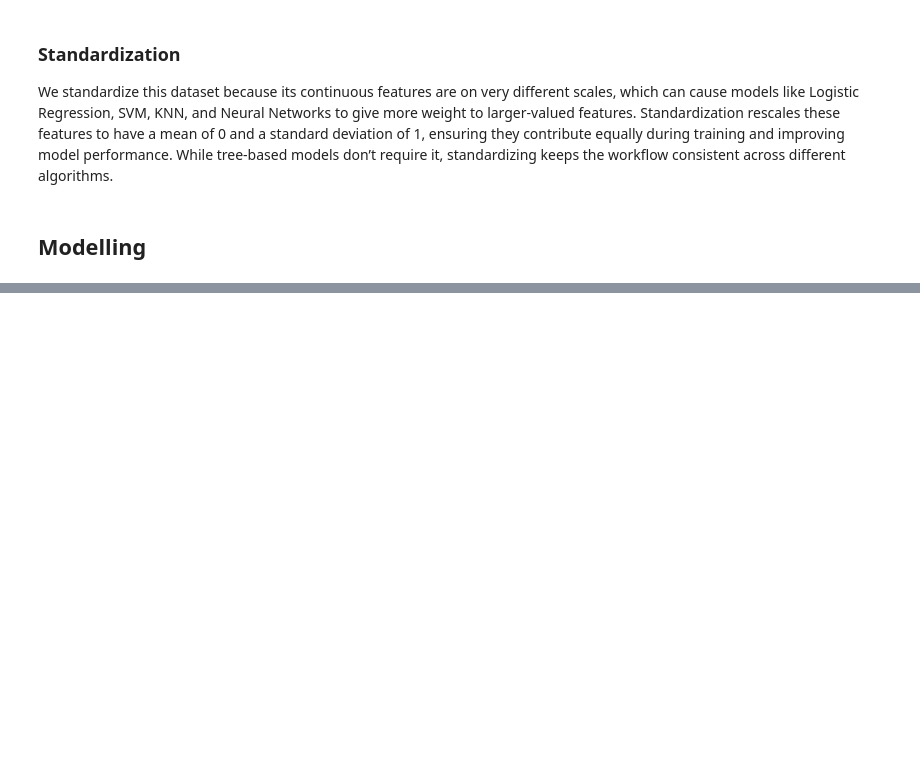
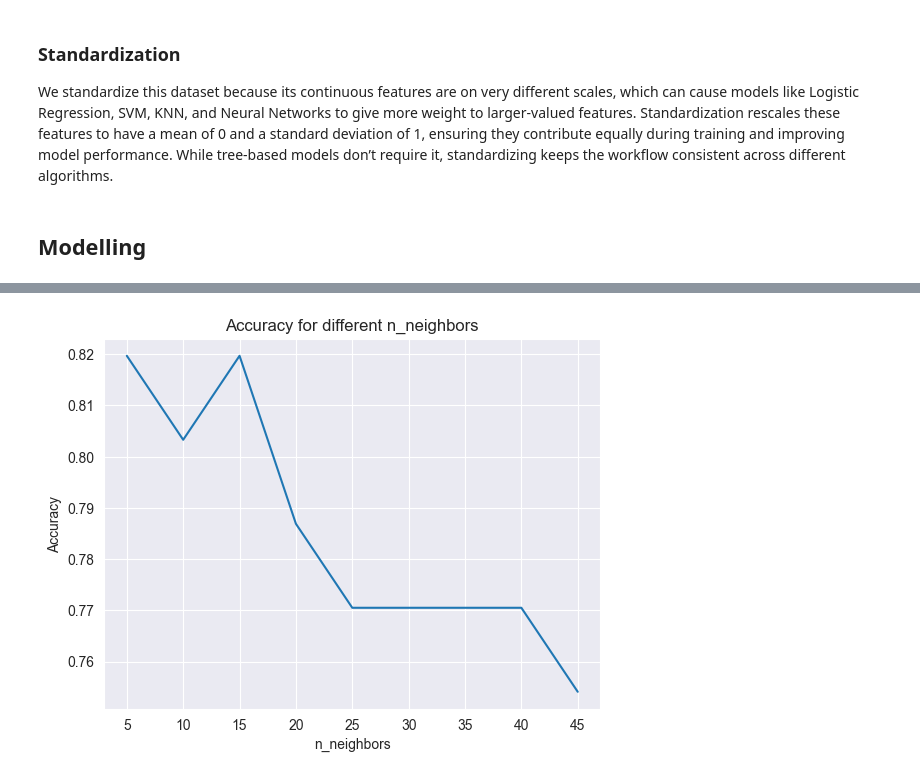
Before and after one commit to Emigbanam/Heart-Disease-Prediction-Project, a Jupyter notebook: KNN Model.ipynb, the cells around one changed output, grey strips where cells are left out. Drawn from its saved outputs; the diff is of its cells as text; code cells hidden in the pictures; blank space fills up the shorter version.

```diff
--- a/KNN Model.ipynb
+++ b/KNN Model.ipynb
@@ -178,0 +183,16 @@ X_test[feat] = scaler.fit_transform(X_test[feat])
+# %%
+from sklearn.neighbors import KNeighborsClassifier
+from sklearn.metrics import accuracy_score
+
+neighbor_list = list(range(5,50,5))
+accuracy_list = []
+
+for neighbor in neighbor_list:
+    knn =  KNeighborsClassifier(n_neighbors=neighbor)
+    predictions = knn.fit(X_train, y_train).predict(X_test)
+    accuracy = accuracy_score(y_test, predictions)
+    accuracy_list.append(accuracy)
+
+
+results_df = pd.DataFrame({'neighbors':neighbor_list, 'accuracy':accuracy_list})
+results_df.head()
@@ -178,0 +206,6 @@ X_test[feat] = scaler.fit_transform(X_test[feat])
+# %%
+plt.plot(results_df['neighbors'], results_df['accuracy'])
+plt.gca().set(xlabel='n_neighbors', ylabel='Accuracy', title='Accuracy for different n_neighbors')
+plt.show()
+# %% [output]
+[figure, added]
```
Also changed, not shown: parts of 2 cells of this notebook.
